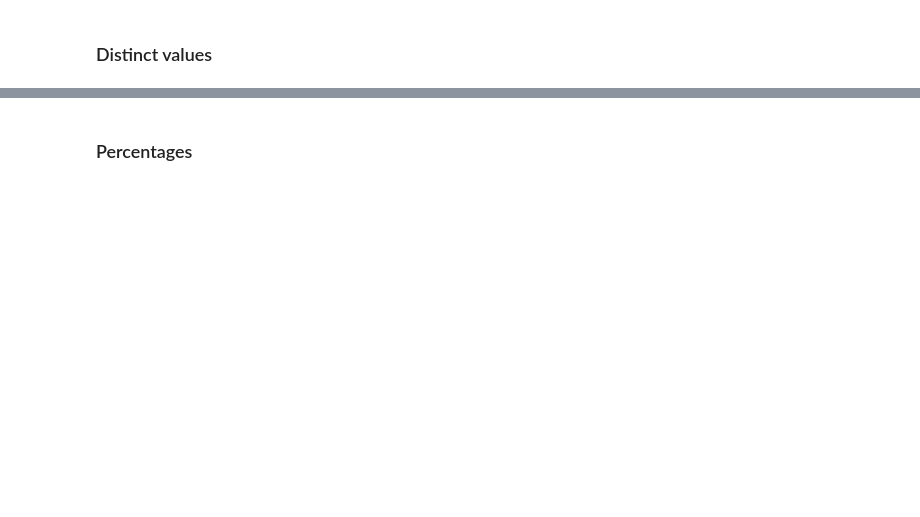
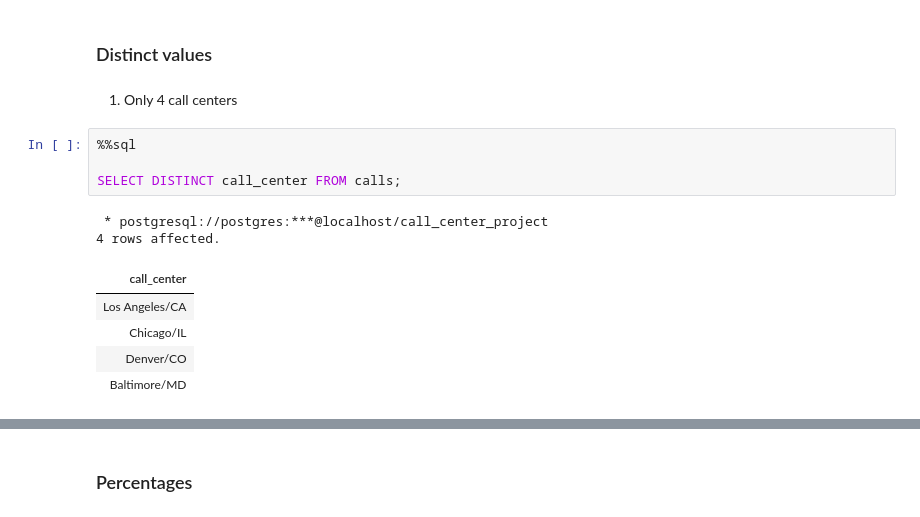
Before and after one commit to mary-zh555/CallCenterProject, a Jupyter notebook: eda.ipynb, the cells around one changed output, grey strips where cells are left out. Drawn from its saved outputs; the diff is of its cells as text; blank space fills up the shorter version.

```diff
--- a/eda.ipynb
+++ b/eda.ipynb
@@ -42,2 +68,16 @@ LIMIT 5
 # %% [markdown]
 ### Distinct values
+# %% [markdown]
+1. Only 4 call centers
+# %%
+%%sql
+
+SELECT DISTINCT call_center FROM calls;
+# %% [output]
+ * postgresql://postgres:***@localhost/call_center_project
+4 rows affected.
+| call_center |
+| Los Angeles/CA |
+| Chicago/IL |
+| Denver/CO |
+| Baltimore/MD |
```
Also changed, not shown: parts of 20 cells of this notebook, 1 other file.
